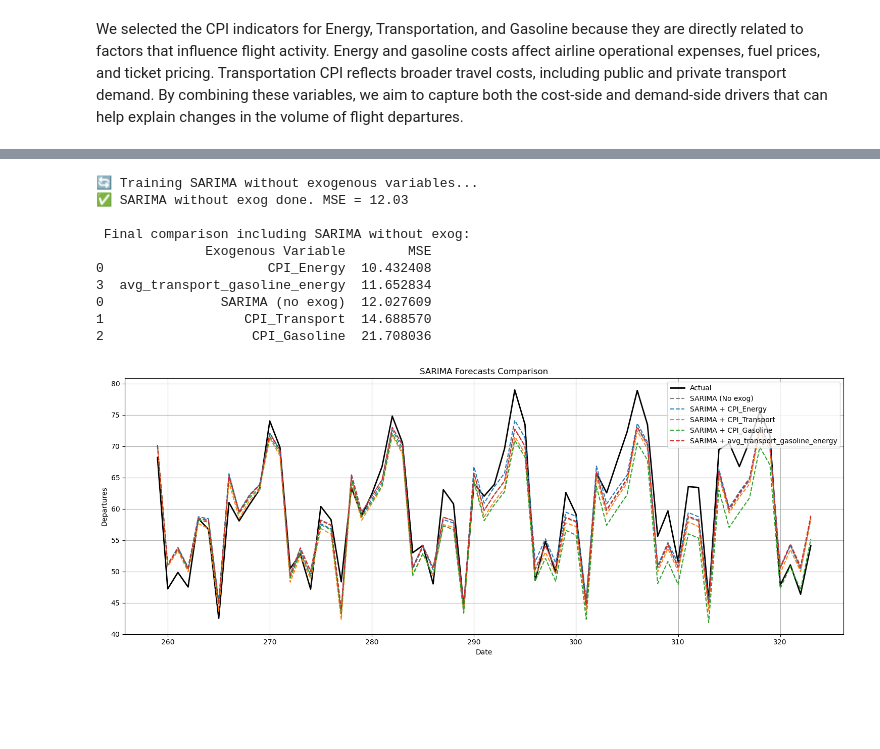
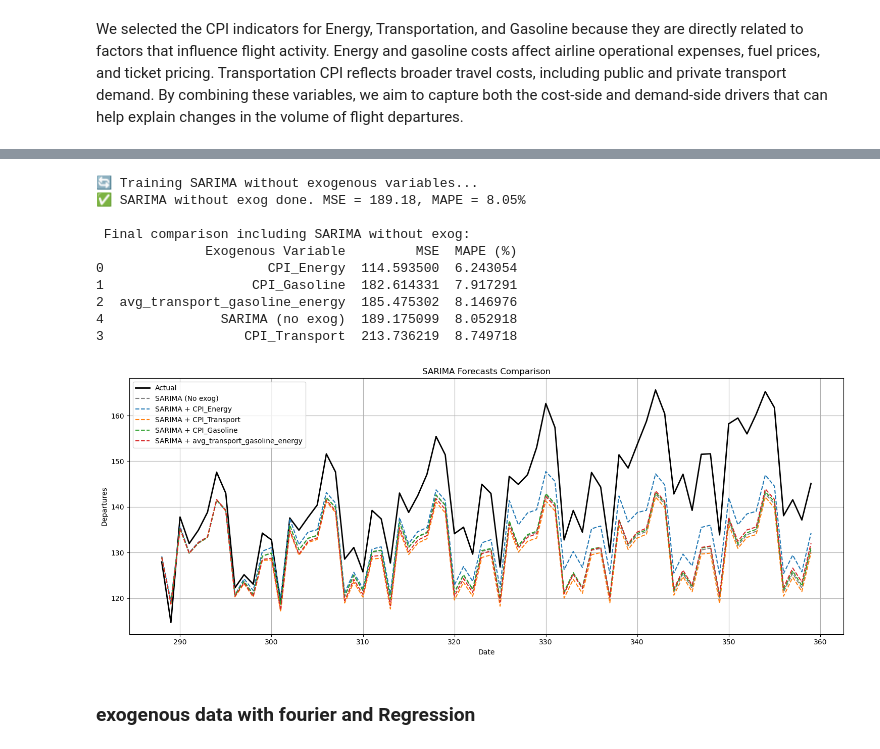
Before and after one commit to nelad1997/Time_Series_Project, a Jupyter notebook: Time_Series_Project.ipynb, the cells around one changed output, grey strips where cells are left out. Saved outputs shown, nothing was run; the diff lists cells and outputs as text; code cells hidden in the pictures; blank space fills up the shorter version.

```diff
--- a/Time_Series_Project.ipynb
+++ b/Time_Series_Project.ipynb
@@ -722,3 +624,7 @@ Linear (no Fourier)    101.741288
+# %%
+def mean_absolute_percentage_error(y_true, y_pred):
+    y_true, y_pred = np.array(y_true), np.array(y_pred)
+    return np.mean(np.abs((y_true - y_pred) / y_true)) * 100
 # %%
 # Define the train-test split ratio
 split_ratio = 0.8 # 80% for training, 20% for testing
@@ -1021,40 +1085,46 @@ Running SARIMA with exogenous variable: avg_transport_gasoline_energy
 # %%
 print("\n🔄 Training SARIMA without exogenous variables...")
 
-df_no_exog = combined_df[['Departures']].dropna()
-split_index = int(len(df_no_exog) * 0.8)
+# חלוקה ל-train/test
+split_ratio = 0.8
+split_index = int(len(monthly_departures) * split_ratio)
+train_df = monthly_departures.iloc[:split_index]
+train_y = train_df['departures']
+test_df = monthly_departures.iloc[split_index:]
+test_y = test_df['departures']
 
-train_y = df_no_exog['Departures'].iloc[:split_index]
-test_y = df_no_exog['Departures'].iloc[split_index:]
-
+# מודל SARIMA רגיל (ללא exog)
 model = SARIMAX(train_y, order=(2, 0, 0), seasonal_order=(1, 1, 0, 12))
 fitted_model = model.fit(disp=False)
 forecast = fitted_model.forecast(steps=len(test_y))
 
+# חישוב מדדים
 mse = mean_squared_error(test_y, forecast)
-print(f"✅ SARIMA without exog done. MSE = {mse:.2f}")
+mape = mean_absolute_percentage_error(test_y, forecast)
+print(f"✅ SARIMA without exog done. MSE = {mse:.2f}, MAPE = {mape:.2f}%")
 
-# הוספה לתוצאות
+# הוספה לטבלה הקיימת
 results_df = pd.concat([
     results_df,
-    pd.DataFrame([['SARIMA (no exog)', mse]], columns=['Exogenous Variable', 'MSE'])
-])
+    pd.DataFrame([['SARIMA (no exog)', mse, mape]], columns=['Exogenous Variable', 'MSE', 'MAPE (%)'])
+], ignore_index=True)
 
-# מיון מחדש
+# מיון לפי MSE
 results_df = results_df.sort_values(by='MSE')
+
 print("\n Final comparison including SARIMA without exog:")
 print(results_df)
 # %% [output]
 🔄 Training SARIMA without exogenous variables...
-✅ SARIMA without exog done. MSE = 12.03
+✅ SARIMA without exog done. MSE = 189.18, MAPE = 8.05%
 
  Final comparison including SARIMA without exog:
-              Exogenous Variable        MSE
-0                     CPI_Energy  10.432408
-3  avg_transport_gasoline_energy  11.652834
-0               SARIMA (no exog)  12.027609
-1                  CPI_Transport  14.688570
-2                   CPI_Gasoline  21.708036
+              Exogenous Variable         MSE  MAPE (%)
+0                     CPI_Energy  114.593500  6.243054
+1                   CPI_Gasoline  182.614331  7.917291
+2  avg_transport_gasoline_energy  185.475302  8.146976
+4               SARIMA (no exog)  189.175099  8.052918
+3                  CPI_Transport  213.736219  8.749718
 # %%
 def plot_exog_vs_base_sarima(test_y, y_preds_exog, base_sarima_forecast, title="SARIMA Forecasts Comparison"):
     """
@@ -1096,37 +1166,40 @@ exog_variables = ['CPI_Energy', 'CPI_Transport', 'CPI_Gasoline', 'avg_transport_
 # הכנה
 y_preds_exog = {}
 test_y = None
 sarima_forecast = None
 
 for exog_var in exog_variables:
     df = combined_df[['Departures', exog_var]].dropna()
 
-    # יצירת train/test
-    split_index = int(len(df) * 0.8)
-    train_y = df['Departures'].iloc[:split_index]
-    test_y = df['Departures'].iloc[split_index:]
-    train_exog = df[[exog_var]].iloc[:split_index]
-    test_exog = df[[exog_var]].iloc[split_index:]
+    split_index = int(len(combined_df) * 0.8)
+
+    # חלוקה מסודרת - אין צורך לחזור ל-monthly_departures
+    train_y = combined_df['Departures'].iloc[:split_index]
+    test_y = combined_df['Departures'].iloc[split_index:]
+    train_exog = combined_df[[exog_var]].iloc[:split_index]
+    test_exog = combined_df[[exog_var]].iloc[split_index:]
 
     # אימון SARIMA עם exog
     model = SARIMAX(train_y, exog=train_exog, order=(2, 0, 0), seasonal_order=(1, 1, 0, 12))
     fitted = model.fit(disp=False)
     forecast = fitted.forecast(steps=len(test_y), exog=test_exog)
 
     # שמירת תחזית
     y_preds_exog[exog_var] = forecast
 
 # SARIMA בלי exog
 df_base = combined_df[['Departures']].dropna()
 split_index = int(len(df_base) * 0.8)
 train_y = df_base['Departures'].iloc[:split_index]
 test_y = df_base['Departures'].iloc[split_index:]
 
 model = SARIMAX(train_y, order=(2, 0, 0), seasonal_order=(1, 1, 0, 12))
 fitted = model.fit(disp=False)
 sarima_forecast = fitted.forecast(steps=len(test_y))
 
 # ציור:
 plot_exog_vs_base_sarima(test_y, y_preds_exog, sarima_forecast)
 # %% [output]
-[figure, old version]
+[figure, new version]
+# %% [markdown]
+### exogenous data with fourier and Regression
```
Also changed, not shown: parts of 29 cells of this notebook.
